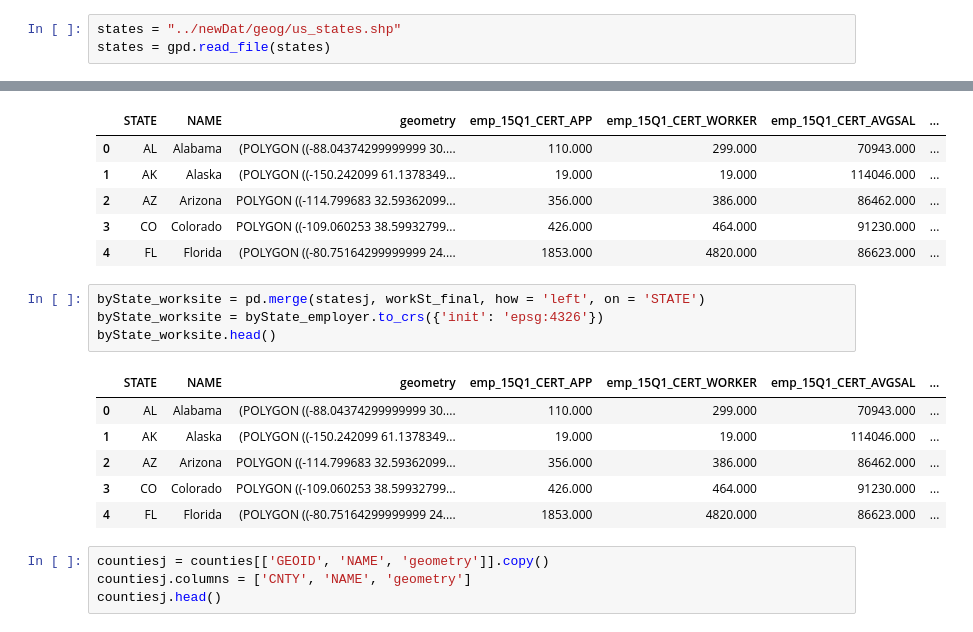
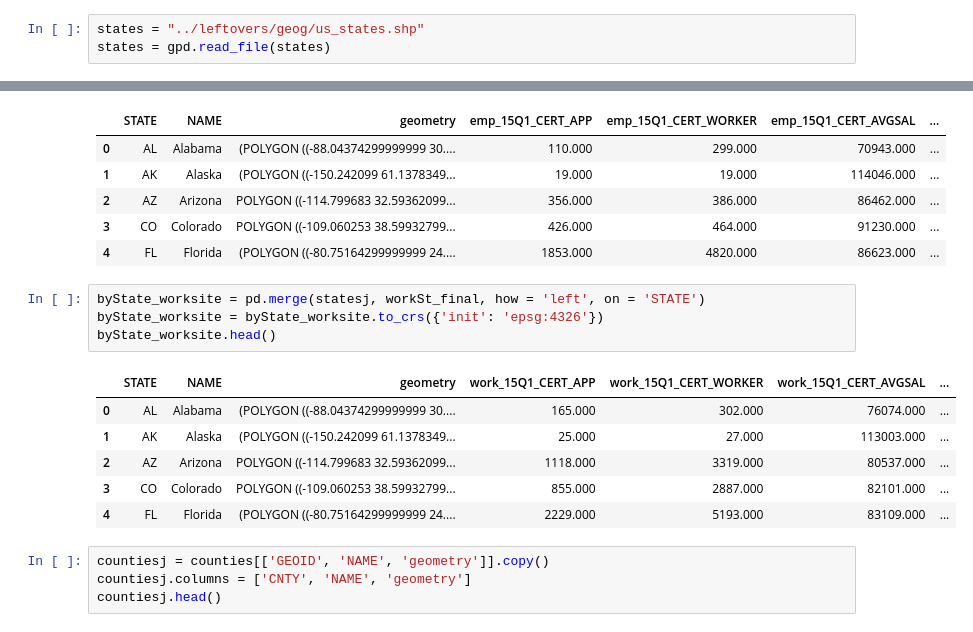
Before and after one commit to aakims/american-dreams.temp, a Jupyter notebook: notebook/Reshaping-Exporting for vector tiles.ipynb, the cells around one changed output, grey strips where cells are left out. Drawn from its saved outputs; the diff is of its cells as text.

Commit message:
filtering foundation achieved/ data updated
found a misexport for worksite state-lev so recreated all of the geojsons

```diff
--- a/notebook/Reshaping-Exporting for vector tiles.ipynb
+++ b/notebook/Reshaping-Exporting for vector tiles.ipynb
@@ -417,6 +427,6 @@ counties = "../newDat/geog/us_counties.shp"
 counties = gpd.read_file(counties)
 # %%
-states = "../newDat/geog/us_states.shp"
+states = "../leftovers/geog/us_states.shp"
 states = gpd.read_file(states)
 # %%
 statesj = states[['STUSPS', 'NAME', 'geometry']].copy()
@@ -442,15 +452,15 @@ byState_employer.head()
 | 4 | FL | Florida | (POLYGON ((-80.75164299999999 24.... | 1853.000 | 4820.000 | 86623.000 | ... |
 # %%
 byState_worksite = pd.merge(statesj, workSt_final, how = 'left', on = 'STATE')
-byState_worksite = byState_employer.to_crs({'init': 'epsg:4326'})
+byState_worksite = byState_worksite.to_crs({'init': 'epsg:4326'})
 byState_worksite.head()
 # %% [output]
-|  | STATE | NAME | geometry | emp_15Q1_CERT_APP | emp_15Q1_CERT_WORKER | emp_15Q1_CERT_AVGSAL | ... |
-| 0 | AL | Alabama | (POLYGON ((-88.04374299999999 30.... | 110.000 | 299.000 | 70943.000 | ... |
-| 1 | AK | Alaska | (POLYGON ((-150.242099 61.1378349... | 19.000 | 19.000 | 114046.000 | ... |
-| 2 | AZ | Arizona | POLYGON ((-114.799683 32.59362099... | 356.000 | 386.000 | 86462.000 | ... |
-| 3 | CO | Colorado | POLYGON ((-109.060253 38.59932799... | 426.000 | 464.000 | 91230.000 | ... |
-| 4 | FL | Florida | (POLYGON ((-80.75164299999999 24.... | 1853.000 | 4820.000 | 86623.000 | ... |
+|  | STATE | NAME | geometry | work_15Q1_CERT_APP | work_15Q1_CERT_WORKER | work_15Q1_CERT_AVGSAL | ... |
+| 0 | AL | Alabama | (POLYGON ((-88.04374299999999 30.... | 165.000 | 302.000 | 76074.000 | ... |
+| 1 | AK | Alaska | (POLYGON ((-150.242099 61.1378349... | 25.000 | 27.000 | 113003.000 | ... |
+| 2 | AZ | Arizona | POLYGON ((-114.799683 32.59362099... | 1118.000 | 3319.000 | 80537.000 | ... |
+| 3 | CO | Colorado | POLYGON ((-109.060253 38.59932799... | 855.000 | 2887.000 | 82101.000 | ... |
+| 4 | FL | Florida | (POLYGON ((-80.75164299999999 24.... | 2229.000 | 5193.000 | 83109.000 | ... |
 # %%
 countiesj = counties[['GEOID', 'NAME', 'geometry']].copy()
 countiesj.columns = ['CNTY', 'NAME', 'geometry']
```
Also changed, not shown: parts of 13 cells of this notebook, 5 other files.
